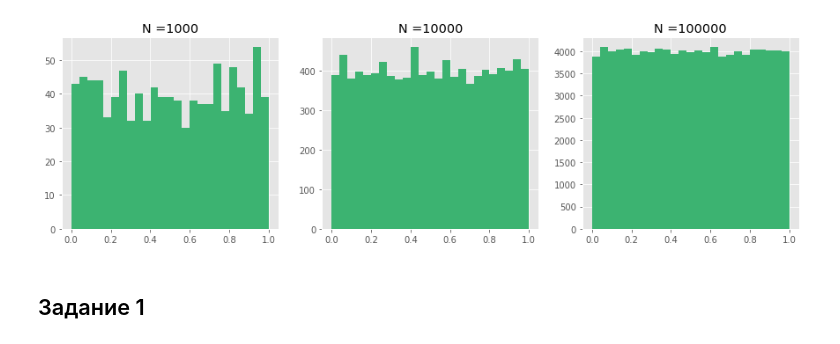
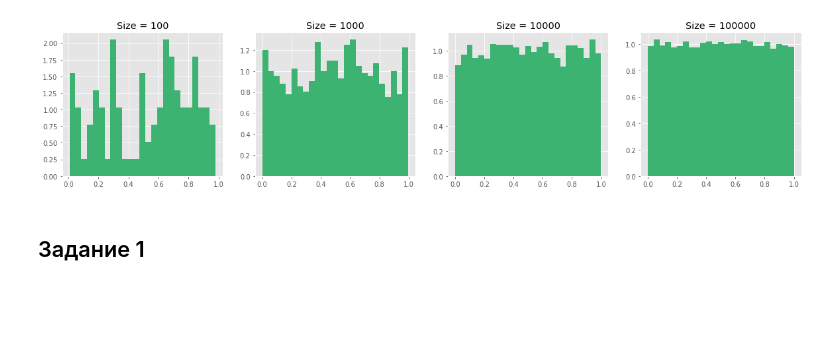
Before and after one commit to Tismoney/math-stat, a Jupyter notebook: home_task_1.ipynb, the cells around one changed output. Cells and saved outputs as stored; diff of their text form; code cells hidden in the pictures; blank space fills up the shorter version.

```diff
--- a/home_task_1.ipynb
+++ b/home_task_1.ipynb
@@ -18,14 +22,18 @@ style.use('ggplot')
+# %%
+def make_unif(size, theta=1):
+    x_unif = rvs(size=size, scale=1)
+    return x_unif
 # %%
-num_list = [1000, 10000, 100000]
+size_list = [100, 1000, 10000, 100000]
 
-fig, ax = plt.subplots(1, len(num_list), figsize=(15, 4))
+fig, ax = plt.subplots(1, len(size_list), figsize=(5 * len(size_list), 4))
 
-for i, num_x in enumerate(num_list):
-    ax[i].hist(rvs(size=num_x), bins=25, color='mediumseagreen')
-    ax[i].set_title('N =' + str(num_x))
+for i, size in enumerate(size_list):
+    ax[i].hist(make_unif(size), bins=25, color='mediumseagreen', normed=True)
+    ax[i].set_title('Size = {}'.format(size))
 plt.show()
 # %% [output]
-[figure, old version]
+[figure, new version]
 # %% [markdown]
 ## Задание 1
 # %% [markdown]
```
Also changed, not shown: parts of 26 cells of this notebook.
